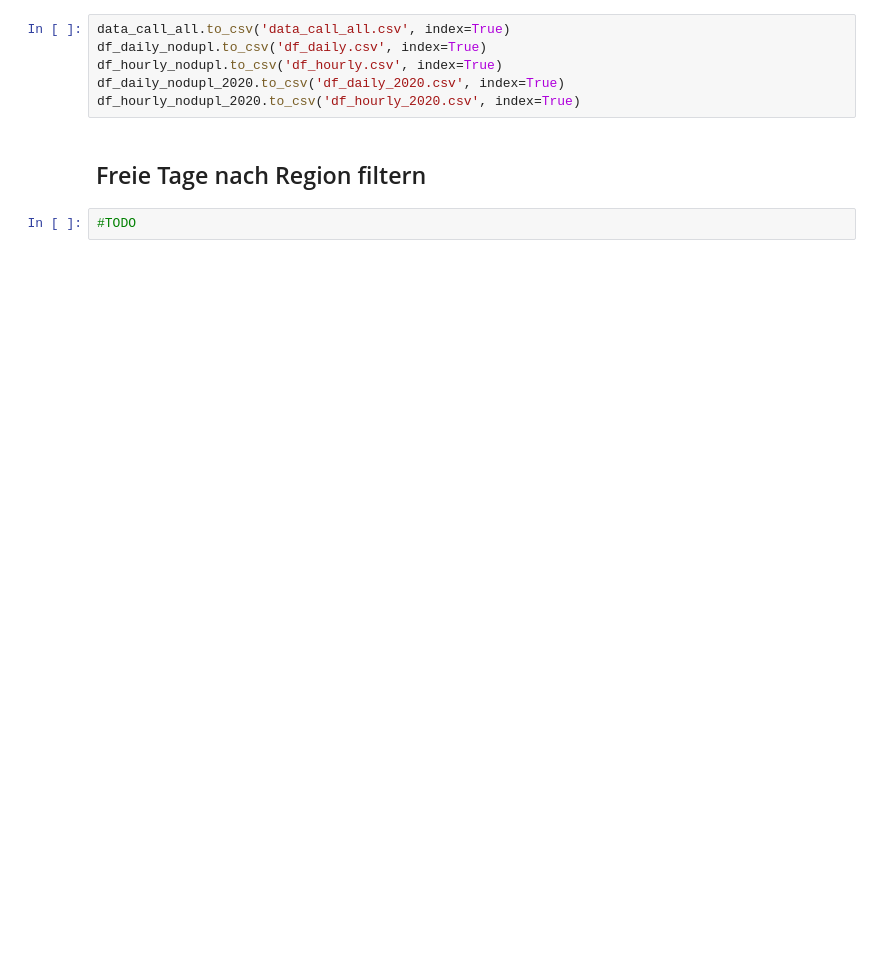
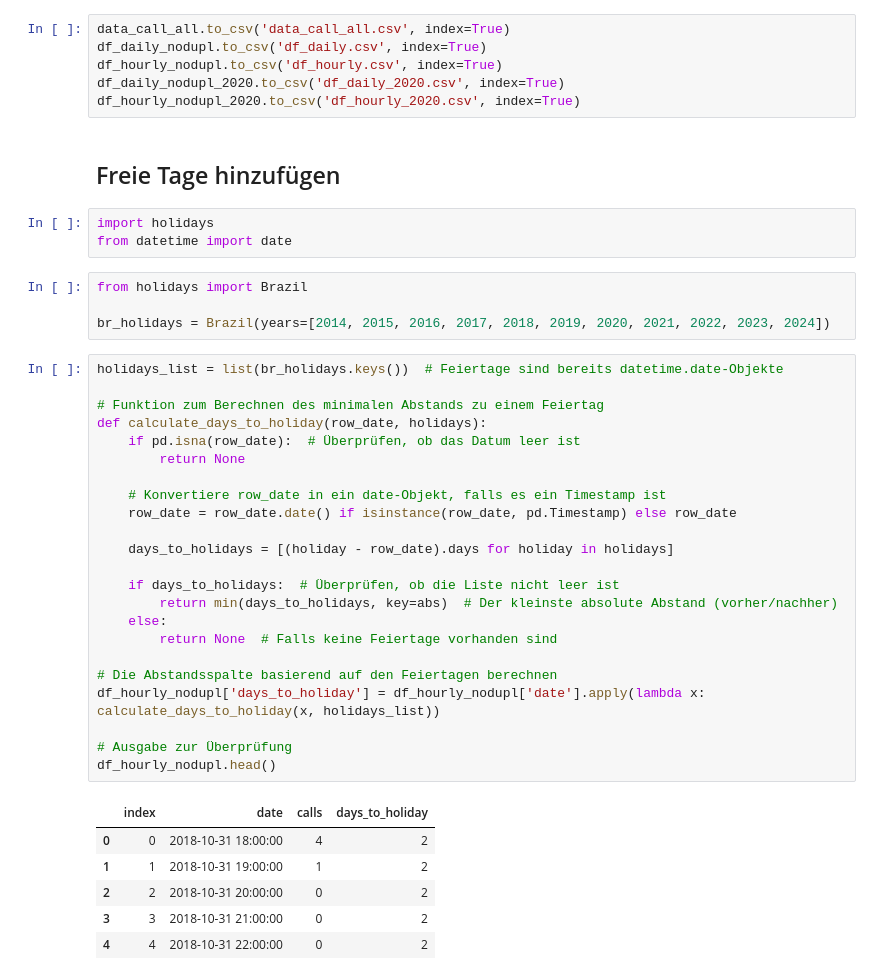
Before and after one commit to ChiaraVM/HotlineDemandPrediction_Ligue180, a Jupyter notebook: 00Data_preparation_time.ipynb, the cells around one changed output. Cells and saved outputs as stored; diff of their text form; blank space fills up the shorter version.

```diff
--- a/00Data_preparation_time.ipynb
+++ b/00Data_preparation_time.ipynb
@@ -502,6 +506,41 @@ df_hourly_nodupl.to_csv('df_hourly.csv', index=True)
 df_daily_nodupl_2020.to_csv('df_daily_2020.csv', index=True)
 df_hourly_nodupl_2020.to_csv('df_hourly_2020.csv', index=True)
 # %% [markdown]
-## Freie Tage nach Region filtern
+## Freie Tage hinzufügen
-# %%
-#TODO
+# %%
+import holidays
+from datetime import date
+# %%
+from holidays import Brazil
+
+br_holidays = Brazil(years=[2014, 2015, 2016, 2017, 2018, 2019, 2020, 2021, 2022, 2023, 2024])
+# %%
+holidays_list = list(br_holidays.keys())  # Feiertage sind bereits datetime.date-Objekte
+
+# Funktion zum Berechnen des minimalen Abstands zu einem Feiertag
+def calculate_days_to_holiday(row_date, holidays):
+    if pd.isna(row_date):  # Überprüfen, ob das Datum leer ist
+        return None
+
+    # Konvertiere row_date in ein date-Objekt, falls es ein Timestamp ist
+    row_date = row_date.date() if isinstance(row_date, pd.Timestamp) else row_date
+
+    days_to_holidays = [(holiday - row_date).days for holiday in holidays]
+
+    if days_to_holidays:  # Überprüfen, ob die Liste nicht leer ist
+        return min(days_to_holidays, key=abs)  # Der kleinste absolute Abstand (vorher/nachher)
+    else:
+        return None  # Falls keine Feiertage vorhanden sind
+
+# Die Abstandsspalte basierend auf den Feiertagen berechnen
+df_hourly_nodupl['days_to_holiday'] = df_hourly_nodupl['date'].apply(lambda x: calculate_days_to_holiday(x, holidays_list))
+
+# Ausgabe zur Überprüfung
+df_hourly_nodupl.head()
+# %% [output]
+|  | index | date | calls | days_to_holiday |
+| 0 | 0 | 2018-10-31 18:00:00 | 4 | 2 |
+| 1 | 1 | 2018-10-31 19:00:00 | 1 | 2 |
+| 2 | 2 | 2018-10-31 20:00:00 | 0 | 2 |
+| 3 | 3 | 2018-10-31 21:00:00 | 0 | 2 |
+| 4 | 4 | 2018-10-31 22:00:00 | 0 | 2 |
```
Also changed, not shown: parts of 11 cells of this notebook, 8 other files.
